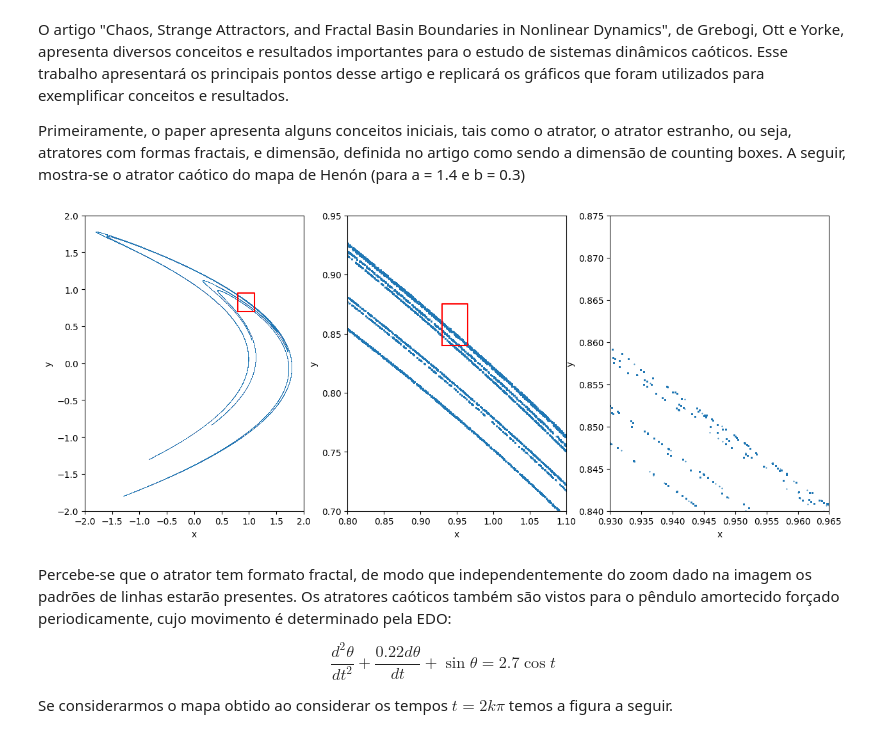
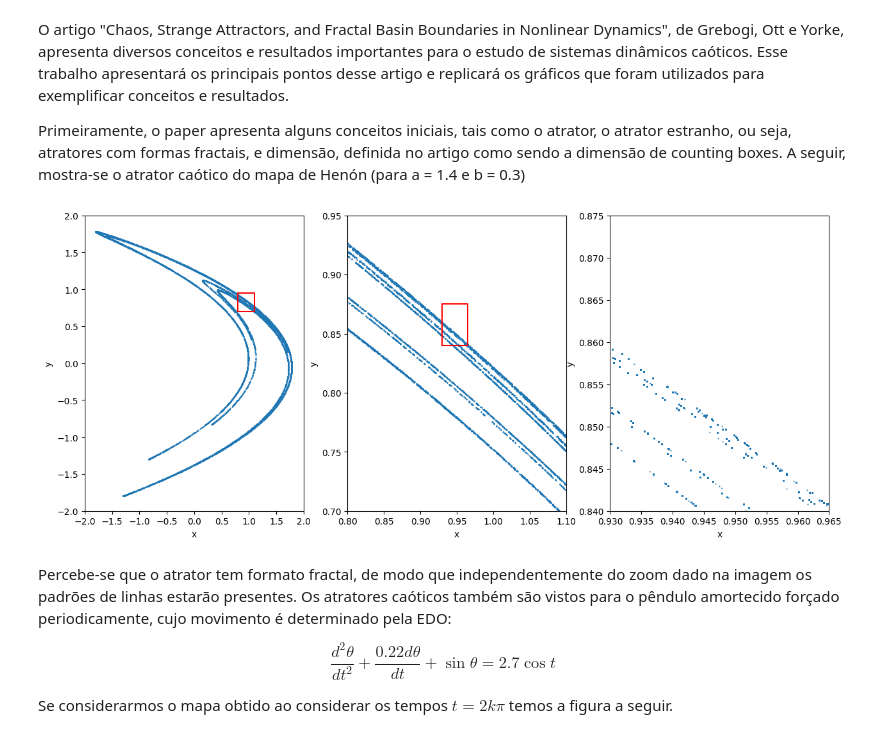
Before and after one commit to othon-ishiyi/Chaotic-Systems, a Jupyter notebook: exame.ipynb, the cells around one changed output. Saved outputs shown, nothing was run; the diff lists cells and outputs as text; code cells hidden in the pictures.

Commit message:
failed attempt to improve henon

```diff
--- a/exame.ipynb
+++ b/exame.ipynb
@@ -19,7 +19,7 @@ clib.henon_attractor.restype = ctypes.POINTER(ctypes.c_float)
 <p> Primeiramente, o <en>paper</en> apresenta alguns conceitos iniciais, tais como o atrator, o atrator estranho, ou seja, atratores com formas fractais, e dimensão, definida no artigo como sendo a dimensão de <en>counting boxes</en>. A seguir, mostra-se o atrator caótico do mapa de Henón (para a = 1.4 e b = 0.3)
 </p>
 # %%
-def henon_attractor(a, b, ndisc, niter):
+def henon_attractor(a, b, xmin, xmax, ymin, ymax, ndisc, niter):
     henon_map = lambda x, y: (a-x**2+b*y, x)
     x = y = 0.0
 
@@ -31,7 +31,7 @@ def henon_attractor(a, b, ndisc, niter):
     # A função clib.henon_attractor faz o cálculo de 10000 em 10000 para evitar Stack Overflow
     for i in range(math.ceil(niter/10000.0)):
         c_niter = min(10000, niter-i*10000)
-        result = clib.henon_attractor(a, b, x, y, c_niter)
+        result = clib.henon_attractor(a, b, x, y, xmin, xmax, ymin, ymax, c_niter)
         orbit = ctypes.cast(result, ctypes.POINTER(ctypes.c_float * (2 * c_niter)))
         X += orbit[0][:c_niter]
         Y += orbit[0][c_niter:]
@@ -40,35 +40,37 @@ def henon_attractor(a, b, ndisc, niter):
 
     return np.array(X), np.array(Y)
 
-Xa, Ya = henon_attractor(1.4, 0.3, -2, 2, -2, 2, 100, 100000)
+Xa, Ya = henon_attractor(1.4, 0.3, -2, 2, -2, 2, 100, 10000)
+Xb, Yb = henon_attractor(1.4, 0.3, 0.8, 1.1, 0.7, 0.95, 100, 10000)
+Xc, Yc = henon_attractor(1.4, 0.3, 0.93, 0.965, 0.84, 0.875, 100, 10000)
 # %%
 _, axs = plt.subplots(1,3, figsize = (15, 6), squeeze=False)
 
 ax = axs[0][0]
-ax.scatter(X, Y, marker = '.', s = 1, alpha = 0.005)
+ax.scatter(Xa, Ya, marker = '.', s = 1)
 ax.plot([0.8, 0.8, 1.1, 1.1, 0.8], [0.7, 0.95, 0.95, 0.7, 0.7], color = 'r')
 ax.set_xlabel('x')
 ax.set_ylabel('y')
 ax.set_xlim(-2,2)
 ax.set_ylim(-2,2)
 
 ax = axs[0][1]
-ax.scatter(X, Y, marker = '.', s = 1)
+ax.scatter(Xb, Yb, marker = '.', s = 1)
 ax.plot([0.93, 0.93, 0.965, 0.965, 0.93], [0.84, 0.875, 0.875, 0.84, 0.84], color = 'r')
 ax.set_xlabel('x')
 ax.set_ylabel('y')
 ax.set_xlim(0.8,1.1)
 ax.set_ylim(0.7,0.95)
 
 ax = axs[0][2]
-ax.scatter(X, Y, marker = '.', s = 1)
+ax.scatter(Xc, Yc, marker = '.', s = 1)
 ax.set_xlabel('x')
 ax.set_ylabel('y')
 ax.set_xlim(0.93,0.965)
 ax.set_ylim(0.84,0.875)
 plt.show()
 # %% [output]
-[figure, old version]
+[figure, new version]
 # %% [markdown]
 Percebe-se que o atrator tem formato fractal, de modo que independentemente do zoom dado na imagem os padrões de linhas estarão presentes. Os atratores caóticos também são vistos para o pêndulo amortecido forçado periodicamente, cujo movimento é determinado pela EDO:
 
```
Also changed, not shown: 1 other file.
